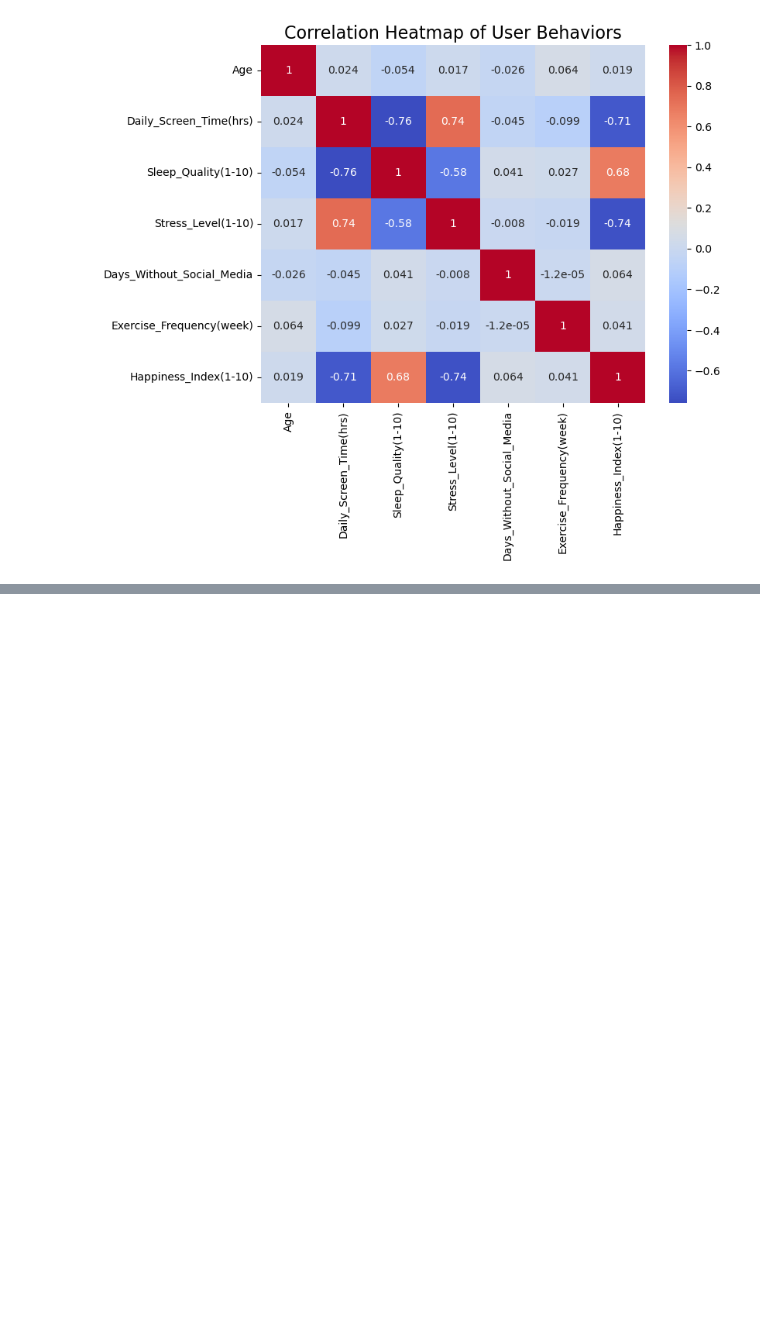
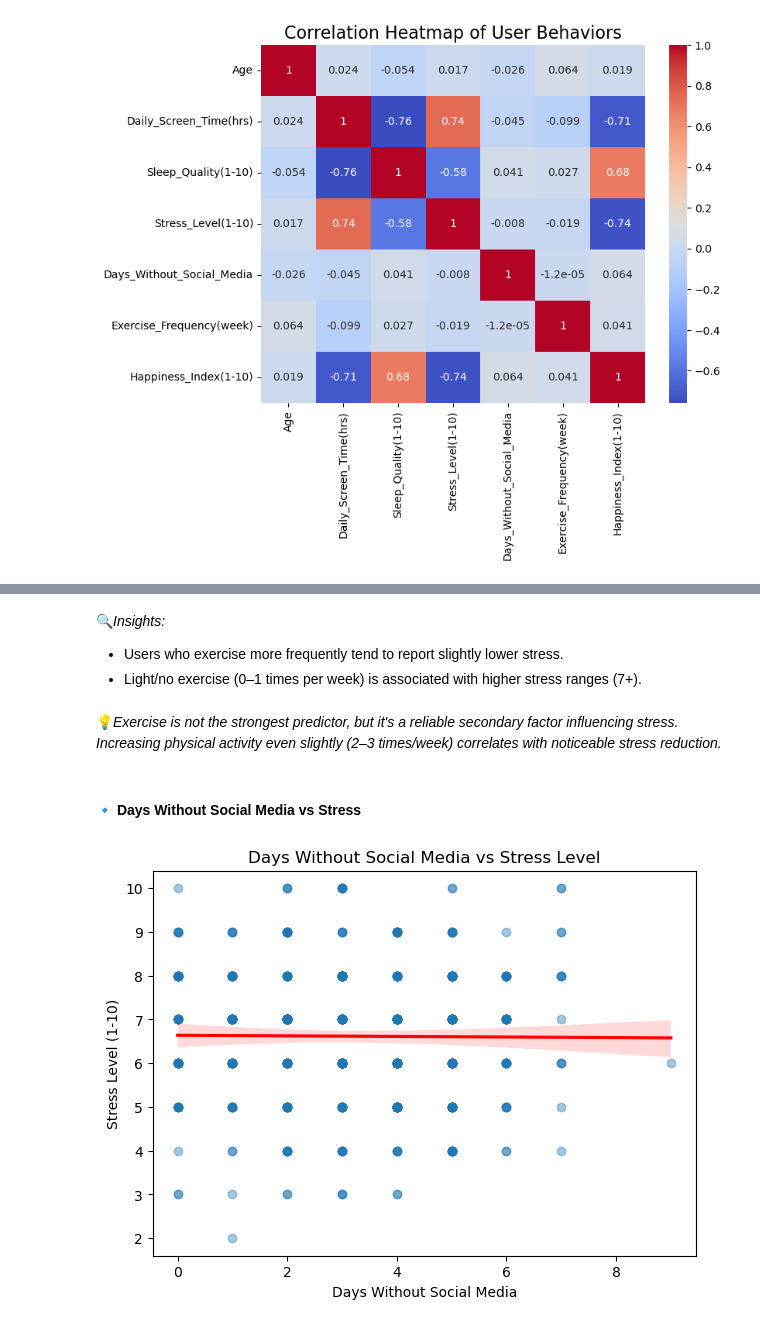
Before and after one commit to zaraaxdata/digital-wellbeing-user-analysis, a Jupyter notebook: user_behaviour_analysis.ipynb, the cells around one changed output, grey strips where cells are left out. Saved outputs shown, nothing was run; the diff lists cells and outputs as text; code cells hidden in the pictures; blank space fills up the shorter version.

```diff
--- a/user_behaviour_analysis.ipynb
+++ b/user_behaviour_analysis.ipynb
@@ -465,0 +407,26 @@ Exercise and social-media breaks also help, but to a lesser extent.**
+# %% [markdown]
+🔍*Insights:*
+* Users who exercise more frequently tend to report slightly lower stress.
+* Light/no exercise (0–1 times per week) is associated with higher stress ranges (7+).
+# %% [markdown]
+💡*Exercise is not the strongest predictor, but it's a reliable secondary factor influencing stress.
+Increasing physical activity even slightly (2–3 times/week) correlates with noticeable stress reduction.*
+# %% [markdown]
+#### 🔹 Days Without Social Media vs Stress
+# %%
+plt.figure(figsize=(7,5))
+
+sns.regplot(
+    data=df,
+    x="Days_Without_Social_Media",
+    y="Stress_Level(1-10)",
+    scatter_kws={'alpha':0.4},
+    line_kws={'color':'red'}
+)
+plt.title("Days Without Social Media vs Stress Level")
+plt.xlabel("Days Without Social Media")
+plt.ylabel("Stress Level (1-10)")
+
+plt.show()
+# %% [output]
+[figure, added]
```
Also changed, not shown: parts of 100 cells of this notebook.
